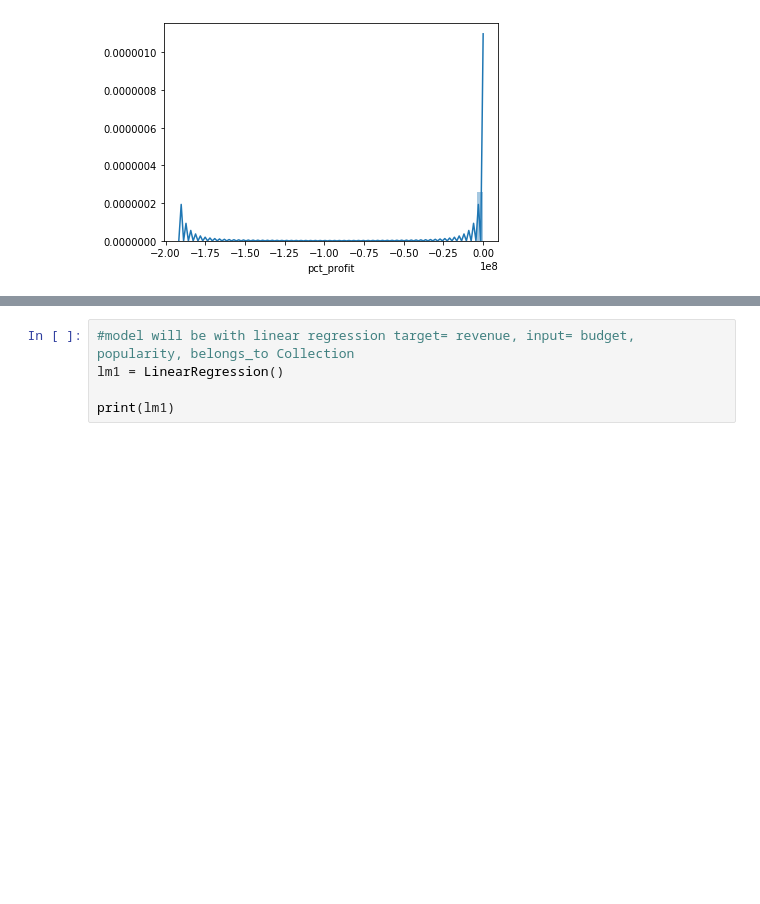
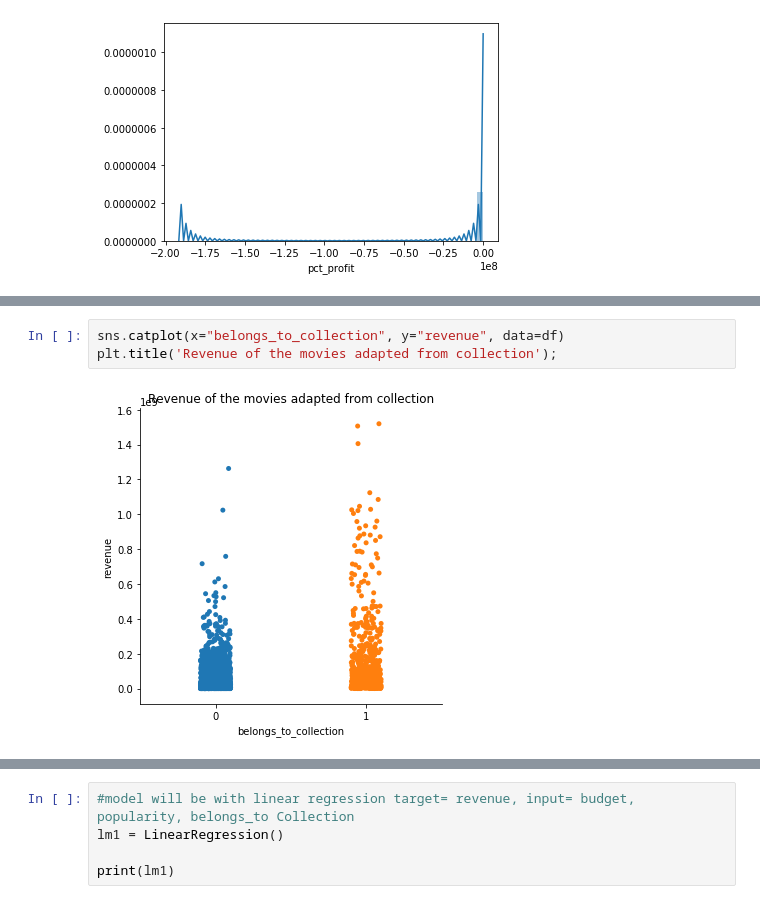
Before and after one commit to Mattsantos541/TMDB-Box-Office-Prediction, a Jupyter notebook: regression model with new features.ipynb, the cells around one changed output, grey strips where cells are left out. Saved outputs shown, nothing was run; the diff lists cells and outputs as text; blank space fills up the shorter version.

```diff
--- a/regression model with new features.ipynb
+++ b/regression model with new features.ipynb
@@ -326,3 +317,8 @@ df.head()
+# %%
+sns.catplot(x="belongs_to_collection", y="revenue", data=df)
+plt.title('Revenue of the movies adapted from collection');
+# %% [output]
+[figure, added]
 # %%
 #Beloings to collection new feature
 #training / test split
```
Also changed, not shown: parts of 6 cells of this notebook, 1 other file.
